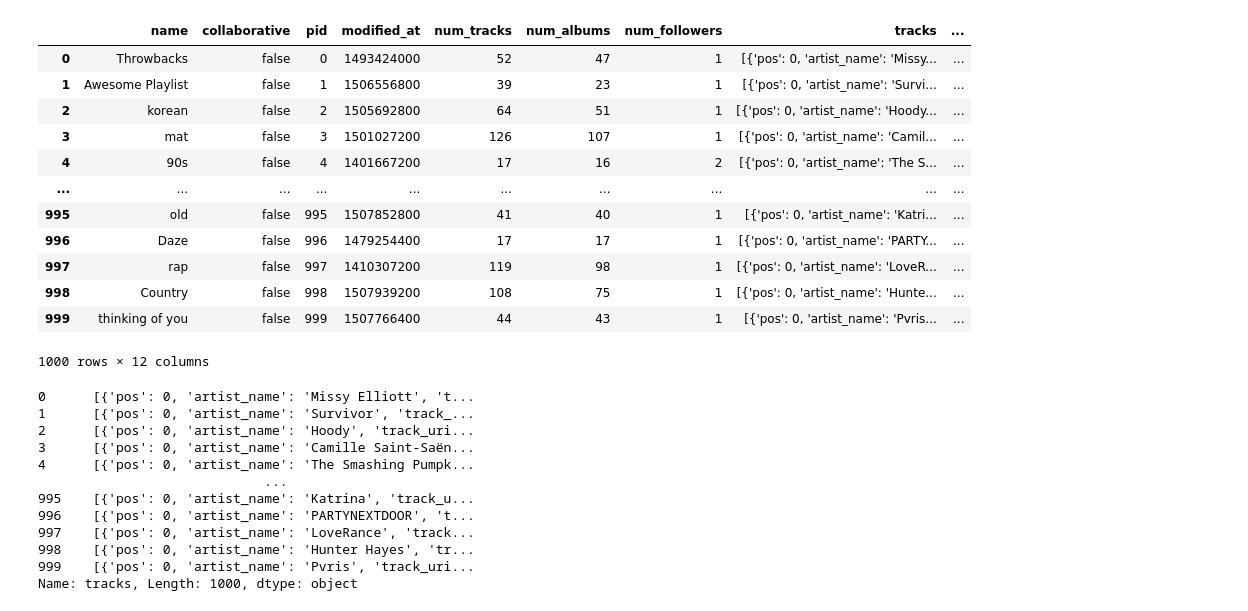
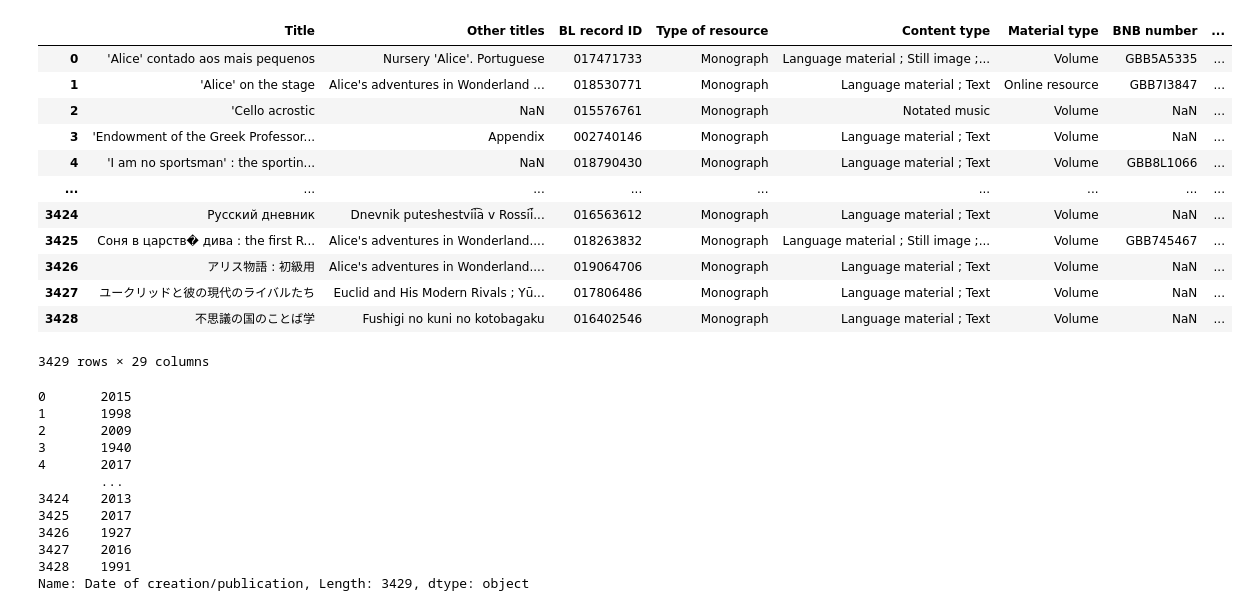
Before and after one commit to crltfrnk/2022_BdK6.5.3-P5_Gruppe_2, a Jupyter notebook: jupyter-playlist-project.ipynb, the cells around one changed output. Drawn from its saved outputs; the diff is of its cells as text; code cells hidden in the pictures.

```diff
--- a/jupyter-playlist-project.ipynb
+++ b/jupyter-playlist-project.ipynb
@@ -7,32 +5,0 @@ df = pd.DataFrame(data["playlists"])
-# %%
-df
-# %% [output]
-|  | name | collaborative | pid | modified_at | num_tracks | num_albums | num_followers | tracks | ... |
-| 0 | Throwbacks | false | 0 | 1493424000 | 52 | 47 | 1 | [{'pos': 0, 'artist_name': 'Missy... | ... |
-| 1 | Awesome Playlist | false | 1 | 1506556800 | 39 | 23 | 1 | [{'pos': 0, 'artist_name': 'Survi... | ... |
-| 2 | korean | false | 2 | 1505692800 | 64 | 51 | 1 | [{'pos': 0, 'artist_name': 'Hoody... | ... |
-| 3 | mat | false | 3 | 1501027200 | 126 | 107 | 1 | [{'pos': 0, 'artist_name': 'Camil... | ... |
-| 4 | 90s | false | 4 | 1401667200 | 17 | 16 | 2 | [{'pos': 0, 'artist_name': 'The S... | ... |
-| ... | ... | ... | ... | ... | ... | ... | ... | ... | ... |
-| 995 | old | false | 995 | 1507852800 | 41 | 40 | 1 | [{'pos': 0, 'artist_name': 'Katri... | ... |
-| 996 | Daze | false | 996 | 1479254400 | 17 | 17 | 1 | [{'pos': 0, 'artist_name': 'PARTY... | ... |
-| 997 | rap | false | 997 | 1410307200 | 119 | 98 | 1 | [{'pos': 0, 'artist_name': 'LoveR... | ... |
-| 998 | Country | false | 998 | 1507939200 | 108 | 75 | 1 | [{'pos': 0, 'artist_name': 'Hunte... | ... |
-| 999 | thinking of you | false | 999 | 1507766400 | 44 | 43 | 1 | [{'pos': 0, 'artist_name': 'Pvris... | ... |
-1000 rows × 12 columns
-# %%
-df["tracks"]
-# die tracks sind einzelne Dictonaries im "playlists"-dictonary
-# %% [output]
-0      [{'pos': 0, 'artist_name': 'Missy Elliott', 't...
-1      [{'pos': 0, 'artist_name': 'Survivor', 'track_...
-2      [{'pos': 0, 'artist_name': 'Hoody', 'track_uri...
-3      [{'pos': 0, 'artist_name': 'Camille Saint-Saën...
-4      [{'pos': 0, 'artist_name': 'The Smashing Pumpk...
-                             ...
-995    [{'pos': 0, 'artist_name': 'Katrina', 'track_u...
-996    [{'pos': 0, 'artist_name': 'PARTYNEXTDOOR', 't...
-997    [{'pos': 0, 'artist_name': 'LoveRance', 'track...
-998    [{'pos': 0, 'artist_name': 'Hunter Hayes', 'tr...
-999    [{'pos': 0, 'artist_name': 'Pvris', 'track_uri...
-Name: tracks, Length: 1000, dtype: object
@@ -38,0 +8,31 @@ Name: tracks, Length: 1000, dtype: object
+# %%
+titles_datei
+# %% [output]
+|  | Title | Other titles | BL record ID | Type of resource | Content type | Material type | BNB number | ... |
+| 0 | 'Alice' contado aos mais pequenos | Nursery 'Alice'. Portuguese | 017471733 | Monograph | Language material ; Still image ;... | Volume | GBB5A5335 | ... |
+| 1 | 'Alice' on the stage | Alice's adventures in Wonderland ... | 018530771 | Monograph | Language material ; Text | Online resource | GBB7I3847 | ... |
+| 2 | 'Cello acrostic | NaN | 015576761 | Monograph | Notated music | Volume | NaN | ... |
+| 3 | 'Endowment of the Greek Professor... | Appendix | 002740146 | Monograph | Language material ; Text | Volume | NaN | ... |
+| 4 | 'I am no sportsman' : the sportin... | NaN | 018790430 | Monograph | Language material ; Text | Volume | GBB8L1066 | ... |
+| ... | ... | ... | ... | ... | ... | ... | ... | ... |
+| 3424 | Русский дневник | Dnevnik puteshestvii︠a︡ v Rossii︠... | 016563612 | Monograph | Language material ; Text | Volume | NaN | ... |
+| 3425 | Соня в царств� дива : the first R... | Alice's adventures in Wonderland.... | 018263832 | Monograph | Language material ; Still image ;... | Volume | GBB745467 | ... |
+| 3426 | アリス物語 : 初級用 | Alice's adventures in Wonderland.... | 019064706 | Monograph | Language material ; Text | Volume | NaN | ... |
+| 3427 | ユークリッドと彼の現代のライバルたち | Euclid and His Modern Rivals ; Yū... | 017806486 | Monograph | Language material ; Text | Volume | NaN | ... |
+| 3428 | 不思議の国のことば学 | Fushigi no kuni no kotobagaku | 016402546 | Monograph | Language material ; Text | Volume | NaN | ... |
+3429 rows × 29 columns
+# %%
+df_date
+# %% [output]
+0       2015
+1       1998
+2       2009
+3       1940
+4       2017
+        ...
+3424    2013
+3425    2017
+3426    1927
+3427    2016
+3428    1991
+Name: Date of creation/publication, Length: 3429, dtype: object
```
Also changed, not shown: parts of 11 cells of this notebook, 4 other files.
